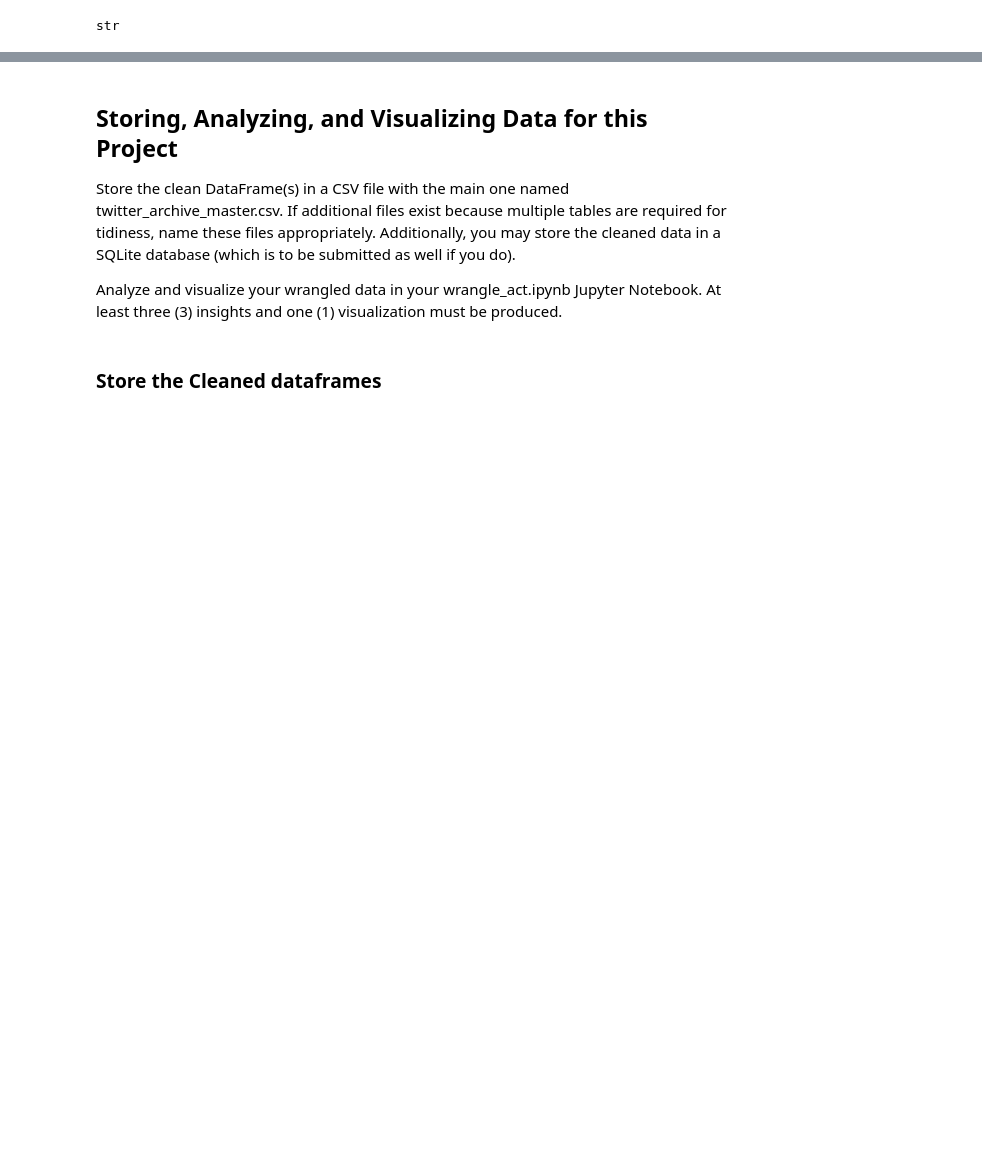
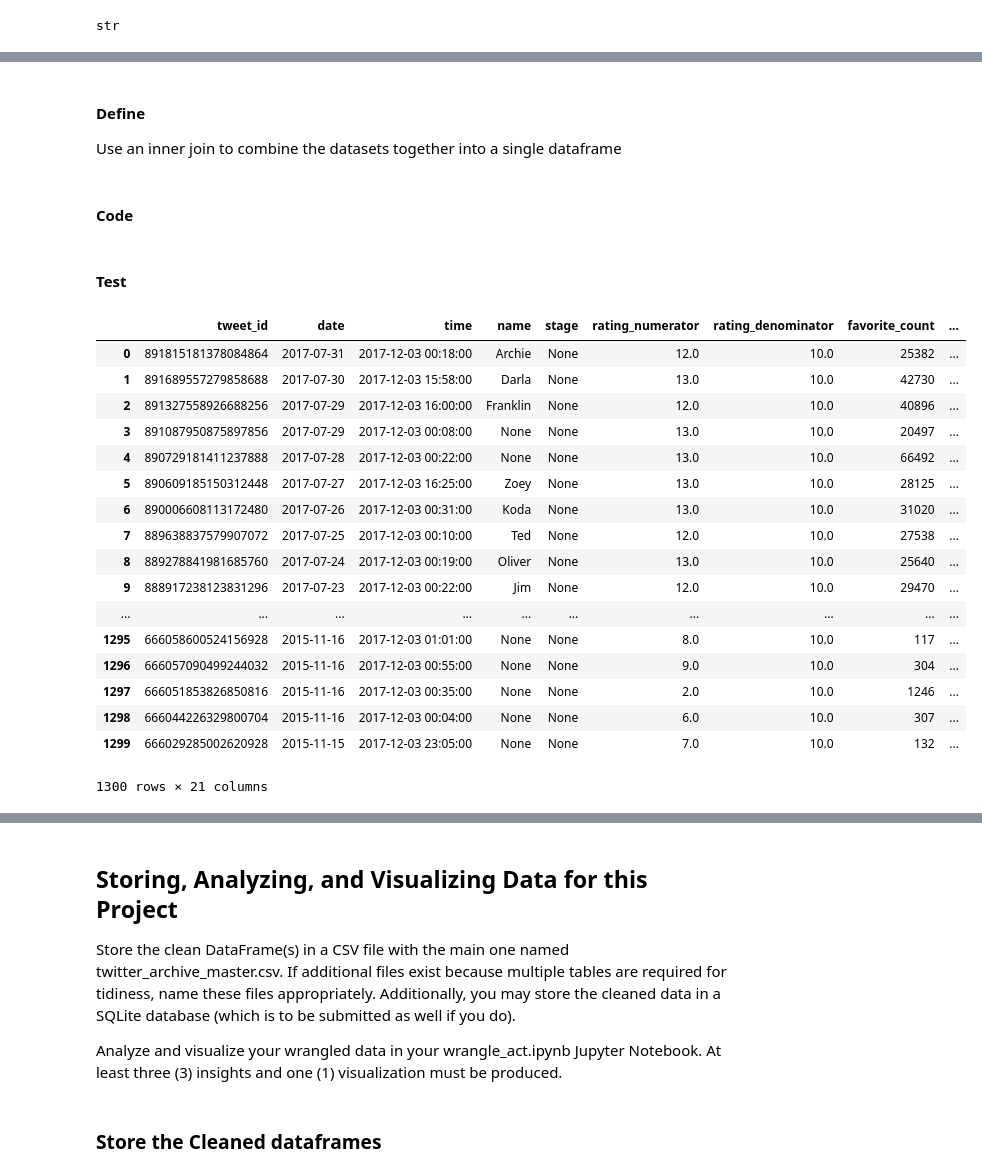
Before and after one commit to RedRock42/Udacity-DataAnalyticsNanodegree-Portfolio, a Jupyter notebook: P4.Wrangling & Analyzing Twitter Data/Wrangle Act.ipynb, the cells around one changed output, grey strips where cells are left out. Cells and saved outputs as stored; diff of their text form; code cells hidden in the pictures; blank space fills up the shorter version.

```diff
--- a/P4.Wrangling & Analyzing Twitter Data/Wrangle Act.ipynb
+++ b/P4.Wrangling & Analyzing Twitter Data/Wrangle Act.ipynb
@@ -398,4 +724,0 @@ memory usage: 152.9+ KB
-# %%
-# Now that I've eliminated all the retweeted rows, I can remove the "retweeted_status" column
-tweet_df_clean.drop(['retweeted_status'],inplace=True,axis=1)
-tweet_df_clean.drop(['created_at'],inplace=True,axis=1)
@@ -428,0 +774,2 @@ images_clean.head()
+# %%
+images_clean.tweet_id = images_clean.tweet_id.astype(str)
@@ -428,0 +782,33 @@ images_clean.head()
+# %% [markdown]
+#### Define
+
+Use an inner join to combine the datasets together into a single dataframe
+# %% [markdown]
+#### Code
+# %%
+df_merge = pd.merge(df_clean, tweet_df_clean,on='tweet_id', how='inner')
+# %%
+df_merge = pd.merge(df_merge, images_clean,on='tweet_id', how='inner')
+# %% [markdown]
+#### Test
+# %%
+df_merge
+# %% [output]
+|  | tweet_id | date | time | name | stage | rating_numerator | rating_denominator | favorite_count | ... |
+| 0 | 891815181378084864 | 2017-07-31 | 2017-12-03 00:18:00 | Archie | None | 12.0 | 10.0 | 25382 | ... |
+| 1 | 891689557279858688 | 2017-07-30 | 2017-12-03 15:58:00 | Darla | None | 13.0 | 10.0 | 42730 | ... |
+| 2 | 891327558926688256 | 2017-07-29 | 2017-12-03 16:00:00 | Franklin | None | 12.0 | 10.0 | 40896 | ... |
+| 3 | 891087950875897856 | 2017-07-29 | 2017-12-03 00:08:00 | None | None | 13.0 | 10.0 | 20497 | ... |
+| 4 | 890729181411237888 | 2017-07-28 | 2017-12-03 00:22:00 | None | None | 13.0 | 10.0 | 66492 | ... |
+| 5 | 890609185150312448 | 2017-07-27 | 2017-12-03 16:25:00 | Zoey | None | 13.0 | 10.0 | 28125 | ... |
+| 6 | 890006608113172480 | 2017-07-26 | 2017-12-03 00:31:00 | Koda | None | 13.0 | 10.0 | 31020 | ... |
+| 7 | 889638837579907072 | 2017-07-25 | 2017-12-03 00:10:00 | Ted | None | 12.0 | 10.0 | 27538 | ... |
+| 8 | 889278841981685760 | 2017-07-24 | 2017-12-03 00:19:00 | Oliver | None | 13.0 | 10.0 | 25640 | ... |
+| 9 | 888917238123831296 | 2017-07-23 | 2017-12-03 00:22:00 | Jim | None | 12.0 | 10.0 | 29470 | ... |
+| ... | ... | ... | ... | ... | ... | ... | ... | ... | ... |
+| 1295 | 666058600524156928 | 2015-11-16 | 2017-12-03 01:01:00 | None | None | 8.0 | 10.0 | 117 | ... |
+| 1296 | 666057090499244032 | 2015-11-16 | 2017-12-03 00:55:00 | None | None | 9.0 | 10.0 | 304 | ... |
+| 1297 | 666051853826850816 | 2015-11-16 | 2017-12-03 00:35:00 | None | None | 2.0 | 10.0 | 1246 | ... |
+| 1298 | 666044226329800704 | 2015-11-16 | 2017-12-03 00:04:00 | None | None | 6.0 | 10.0 | 307 | ... |
+| 1299 | 666029285002620928 | 2015-11-15 | 2017-12-03 23:05:00 | None | None | 7.0 | 10.0 | 132 | ... |
+1300 rows × 21 columns
```
Also changed, not shown: parts of 184 cells of this notebook, 3 other files.
